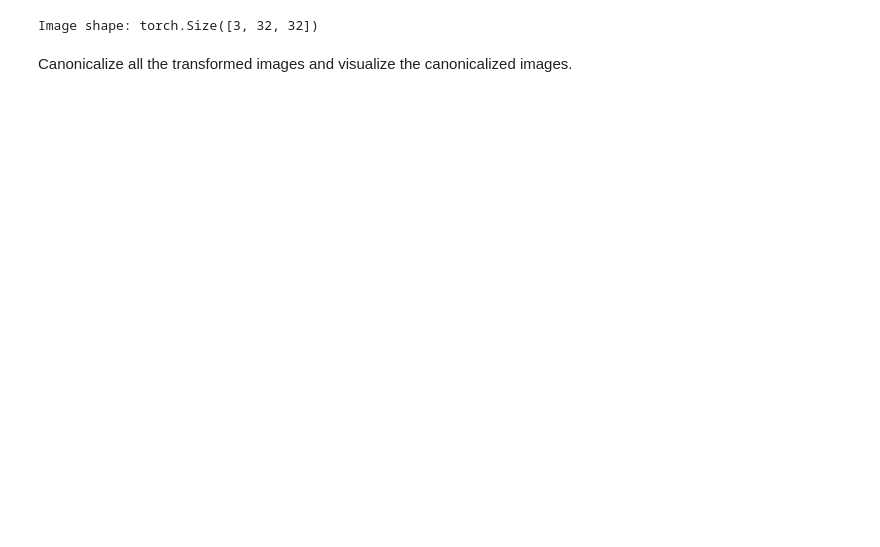
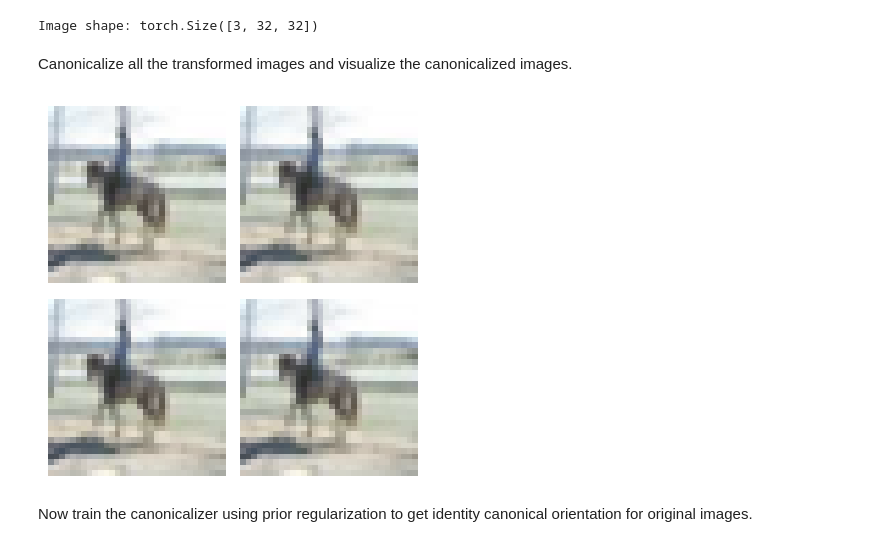
Before and after one commit to arnab39/equiadapt, a Jupyter notebook: tutorials/images/test_discrete_canonicalization.ipynb, the cells around one changed output. Drawn from its saved outputs; the diff is of its cells as text; code cells hidden in the pictures; blank space fills up the shorter version.

```diff
--- a/tutorials/images/test_discrete_canonicalization.ipynb
+++ b/tutorials/images/test_discrete_canonicalization.ipynb
@@ -168,3 +170,16 @@ canonicalizer = GroupEquivariantImageCanonicalization(
 Image shape: torch.Size([3, 32, 32])
 # %% [markdown]
 Canonicalize all the transformed images and visualize the canonicalized images.
+# %%
+def get_and_plot_canonicalized_images(transformed_sample_images, canonicalizer):
+    # Get canonicalized images for all transformed images
+    canonicalized_images = []
+    for im in transformed_sample_images:
+        im = im.unsqueeze(0).to(device)
+        canonicalized_image = canonicalizer.canonicalize(im)
+        canonicalized_images.append(canonicalized_image.detach().cpu())
+
+    # Visualizing all the canonicalized images
+    plot_image_tensors(canonicalized_images)
+# %% [output]
+[figure, added]
@@ -170,0 +188,2 @@ Canonicalize all the transformed images and visualize the canonicalized images.
+# %% [markdown]
+Now train the canonicalizer using prior regularization to get identity canonical orientation for original images.
```
Also changed, not shown: parts of 15 cells of this notebook.
